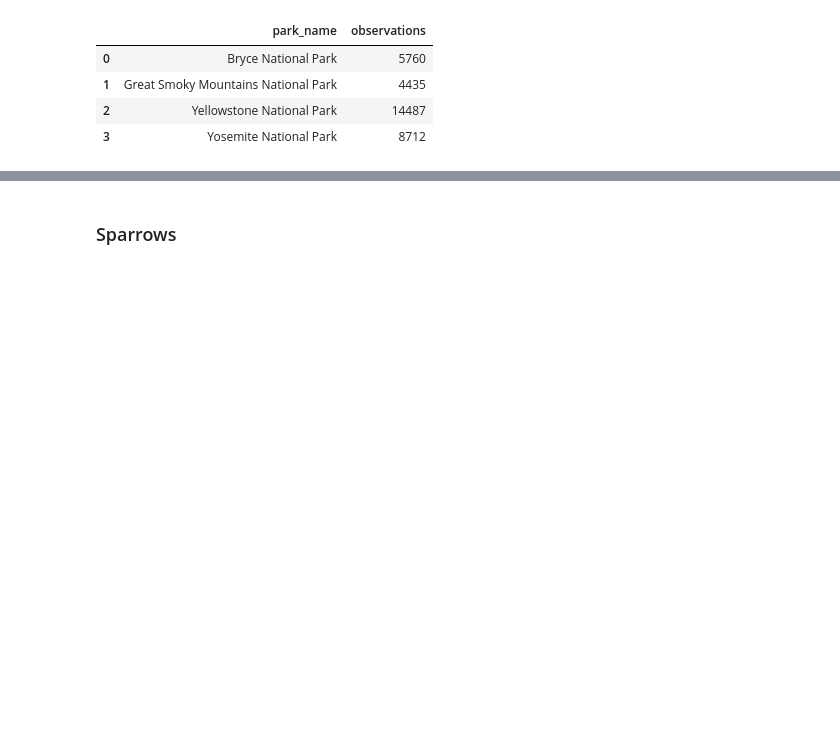
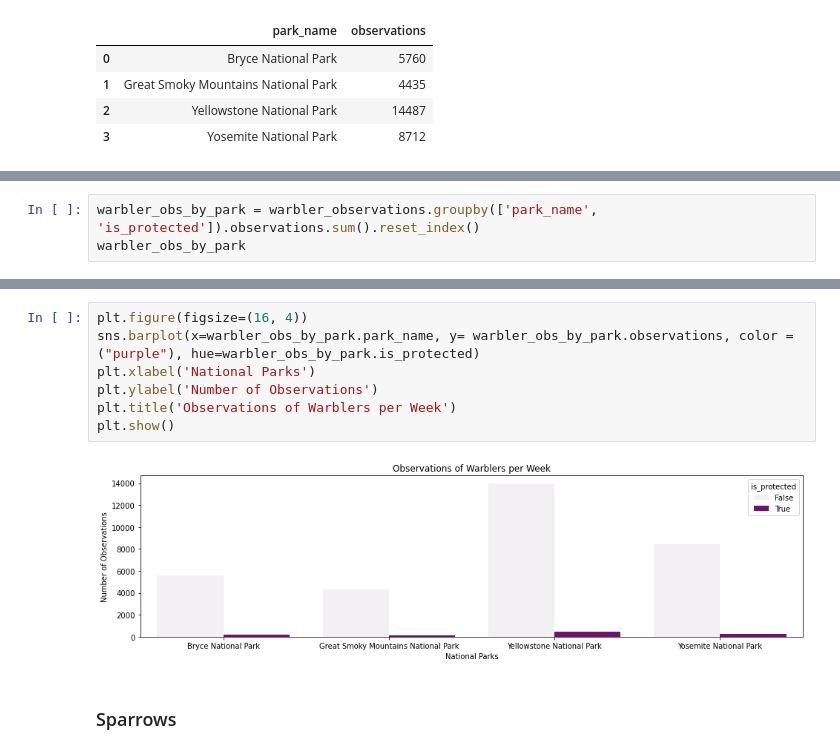
Before and after one commit to h-ostcode/Biodiversity-in-National-Parks, a Jupyter notebook: biodiversity.ipynb, the cells around one changed output, grey strips where cells are left out. Cells and saved outputs as stored; diff of their text form; blank space fills up the shorter version.

```diff
--- a/biodiversity.ipynb
+++ b/biodiversity.ipynb
@@ -487,0 +494,3 @@ warbler_observations.groupby('park_name').observations.sum().reset_index()
+# %%
+warbler_obs_by_park = warbler_observations.groupby(['park_name', 'is_protected']).observations.sum().reset_index()
+warbler_obs_by_park
@@ -488,3 +519,12 @@ warbler_observations.groupby('park_name').observations.sum().reset_index()
+# %%
+plt.figure(figsize=(16, 4))
+sns.barplot(x=warbler_obs_by_park.park_name, y= warbler_obs_by_park.observations, color = ("purple"), hue=warbler_obs_by_park.is_protected)
+plt.xlabel('National Parks')
+plt.ylabel('Number of Observations')
+plt.title('Observations of Warblers per Week')
+plt.show()
+# %% [output]
+[figure, added]
 # %% [markdown]
 ### Sparrows
 # %%
```
Also changed, not shown: parts of 9 cells of this notebook.
